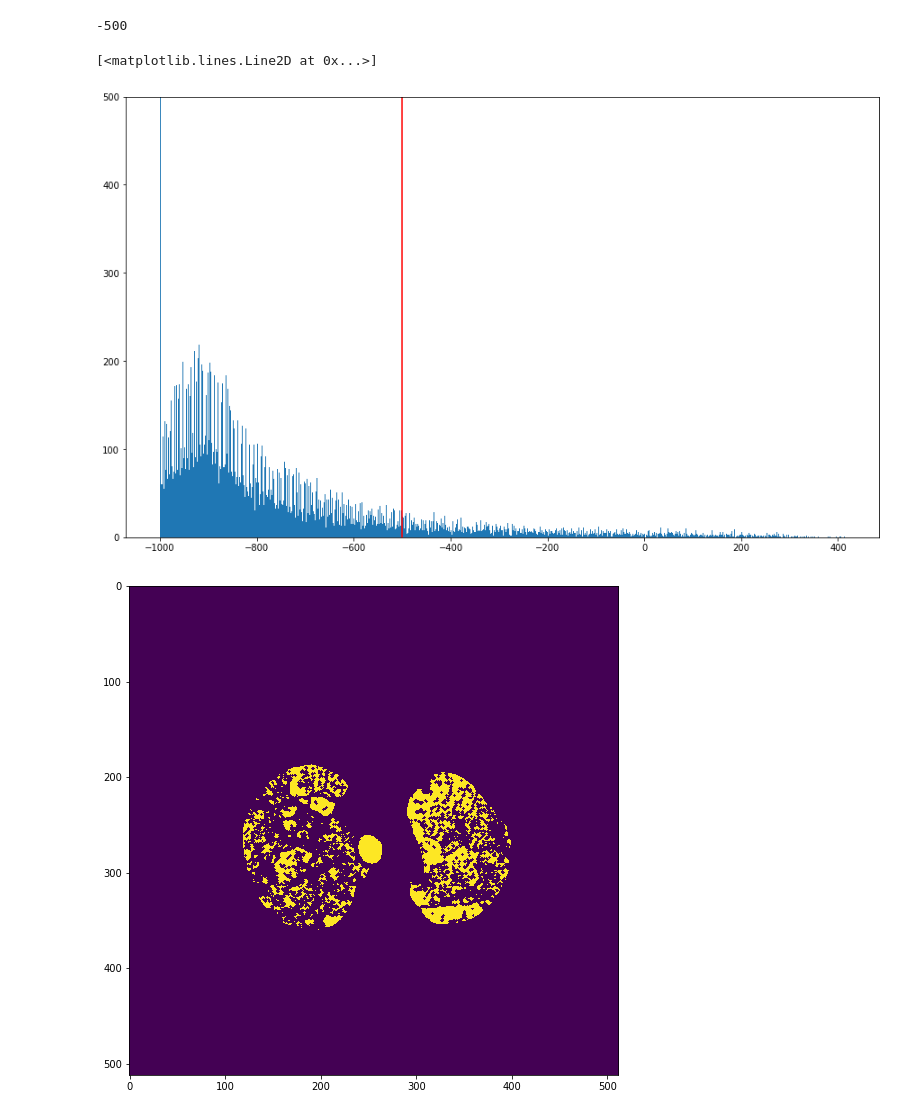
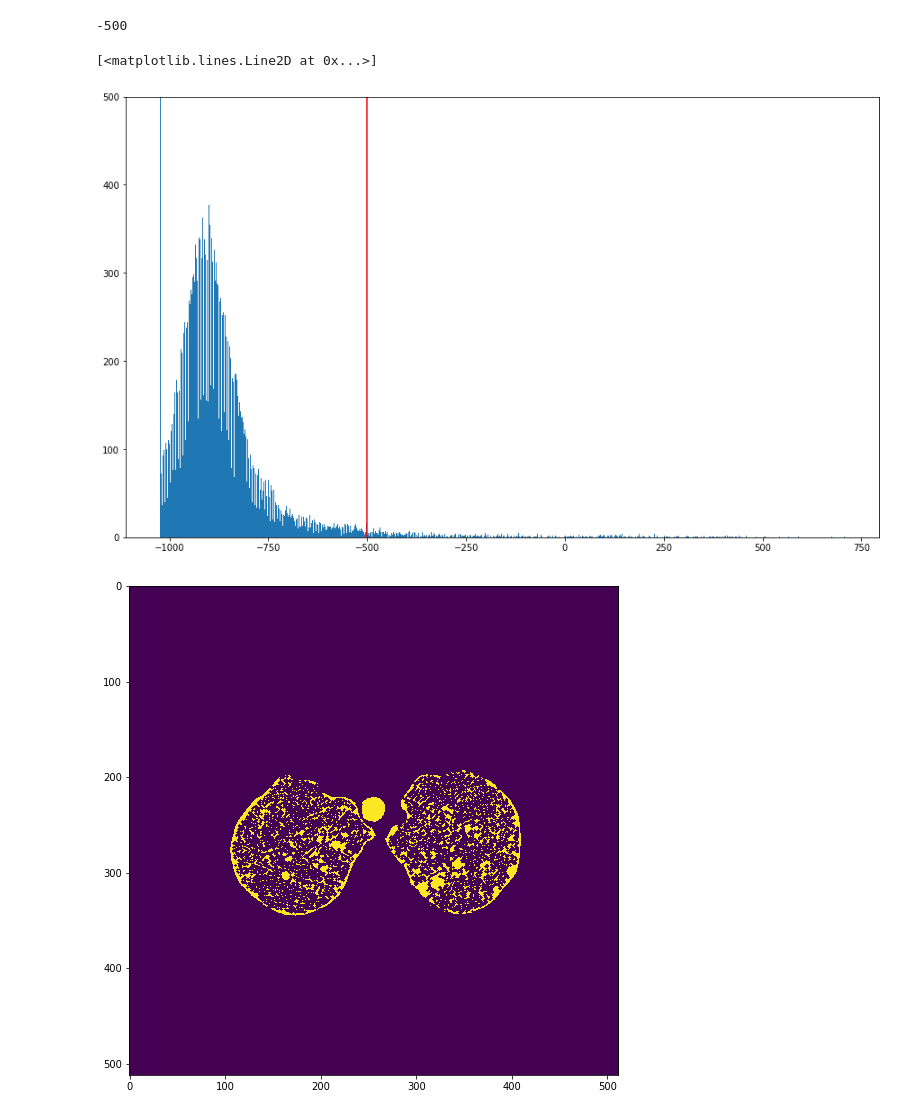
Before and after one commit to magdyksaleh/cs231n_bmi260_project, a Jupyter notebook: Labelling/Cyst_labelling.ipynb, the cells around one changed output. Saved outputs shown, nothing was run; the diff lists cells and outputs as text; code cells hidden in the pictures.

Commit message:
Changed labels for some slice

```diff
--- a/Labelling/Cyst_labelling.ipynb
+++ b/Labelling/Cyst_labelling.ipynb
@@ -27,7 +27,7 @@ from tqdm import tnrange
 # print(slice_path)
 
 
-slice_path = "/Users/magdy/Desktop/Stanford Spring/BMI260/Project/Data/Cystic Dataset/Test/184/CT.1.2.840.113704.1.111.5416.1148889457_06.dcm"
+slice_path = "/Users/magdy/Desktop/Stanford Spring/BMI260/Project/Data/Cystic Dataset/Train/123/CT-0002-0005.dcm"
 # scan_path = "/Users/magdy/Desktop/Stanford Spring/BMI260/Project/Data/Cystic Dataset/Test/185/"
 # list_of_slices = os.listdir(scan_path)
 
@@ -61,6 +61,6 @@ plt.show()
 # %%
 img = np.asarray(ds.pixel_array)
-mask_path = "/Users/magdy/Desktop/Stanford Spring/BMI260/Project/Data/Cystic Dataset/Test/184/lung_mask/lung_mask_5841_6.dcm"
+mask_path = "/Users/magdy/Desktop/Stanford Spring/BMI260/Project/Data/Cystic Dataset/Train/123/lung_mask/lung_mask_2_5.dcm"
 mask=np.asarray(pydicom.read_file(mask_path).pixel_array)
 mask[mask>0] = 1
 img_filtered = img*mask
@@ -93,18 +93,18 @@ plt.ylim([0, 500])
 plt.plot([thresh, thresh], [0, 500], 'r')
 # %% [output]
 [<matplotlib.lines.Line2D at 0x...>]
-[figure, old version]
+[figure, new version]
 # %%
-cysts_im = img_filtered <= -930
+cysts_im = img_filtered <= -960
 cysts_im = 1*binary_closing(cysts_im)
 cysts_im *= mask
 
 from scipy.signal import medfilt
 
 plt.imshow(cysts_im)
 plt.rcParams['figure.figsize'] = (15,9)
 # %% [output]
-[figure, old version]
+[figure, new version]
 # %%
 cysts_im = medfilt(cysts_im)
 plt.imshow(cysts_im)
```
Also changed, not shown: parts of 5 cells of this notebook.
